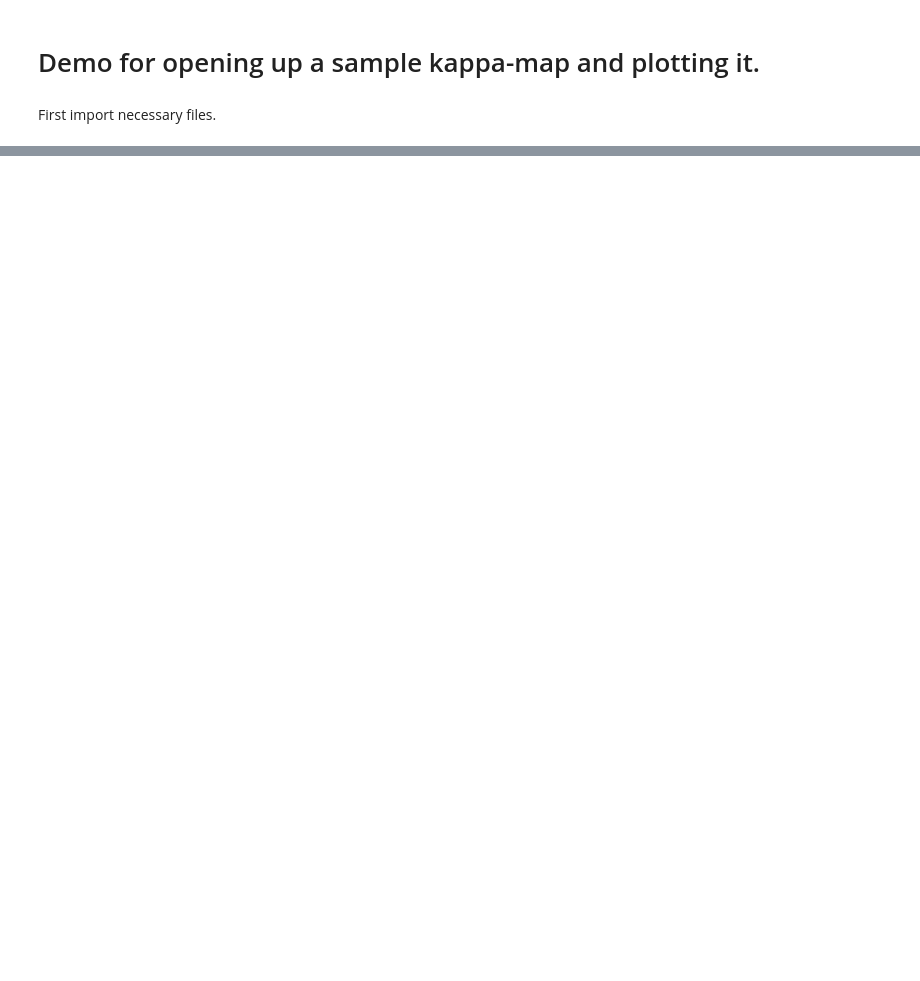
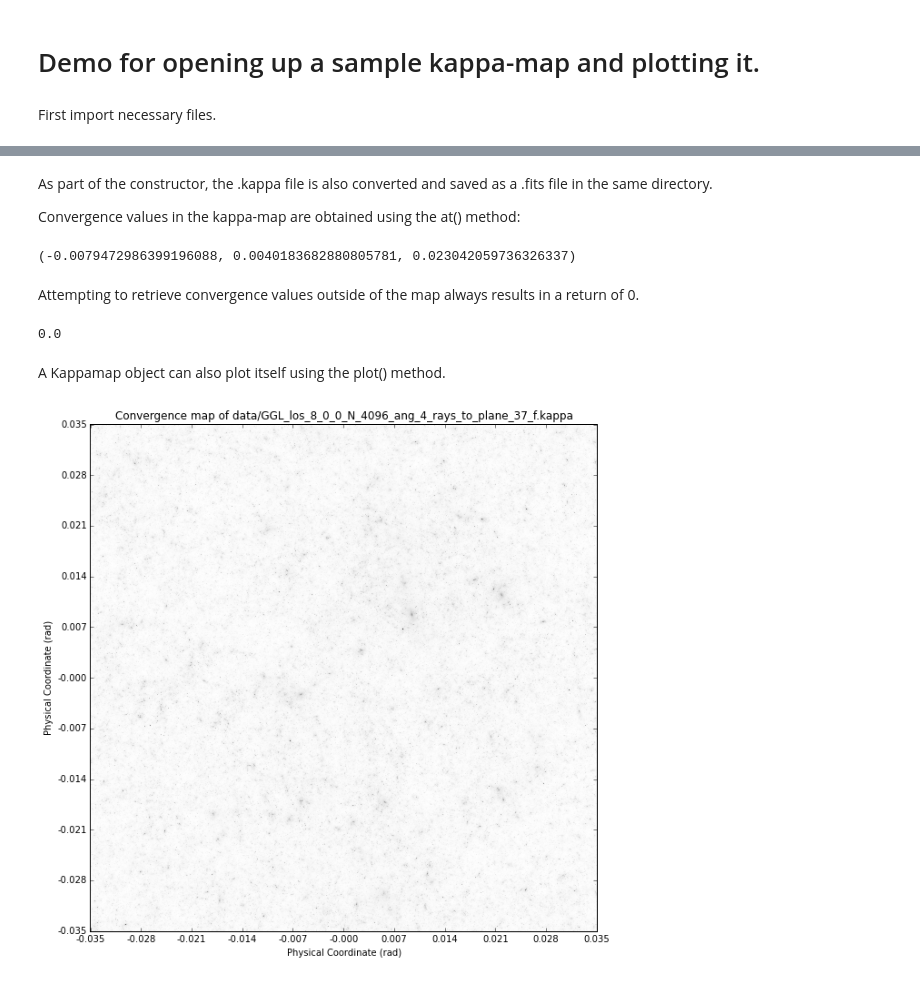
Before and after one commit to drphilmarshall/Pangloss, a Jupyter notebook: Demo.ipynb, the cells around one changed output, grey strips where cells are left out. Saved outputs shown, nothing was run; the diff lists cells and outputs as text; code cells hidden in the pictures; blank space fills up the shorter version.

Commit message:
Implemented Kappamap as a subclass of WLMap. Added a plotting method with optional size and subplotting parameters that graphs in physical coordinates. Updated Demo to explain changes #33

```diff
--- a/Demo.ipynb
+++ b/Demo.ipynb
@@ -87,0 +26,20 @@ K.test
+# %% [markdown]
+As part of the constructor, the .kappa file is also converted and saved as a .fits file in the same directory.
+
+Convergence values in the kappa-map are obtained using the at() method:
+# %%
+K.at(0,0), K.at(.002,-.001), K.at(np.deg2rad(1), np.deg2rad(-1))
+# %% [output]
+(-0.0079472986399196088, 0.0040183682880805781, 0.023042059736326337)
+# %% [markdown]
+Attempting to retrieve convergence values outside of the map always results in a return of 0.
+# %%
+K.at(0,np.pi)
+# %% [output]
+0.0
+# %% [markdown]
+A Kappamap object can also plot itself using the plot() method.
+# %%
+K.plot()
+# %% [output]
+[figure, added]
```
Also changed, not shown: parts of 34 cells of this notebook, 1 other file.
